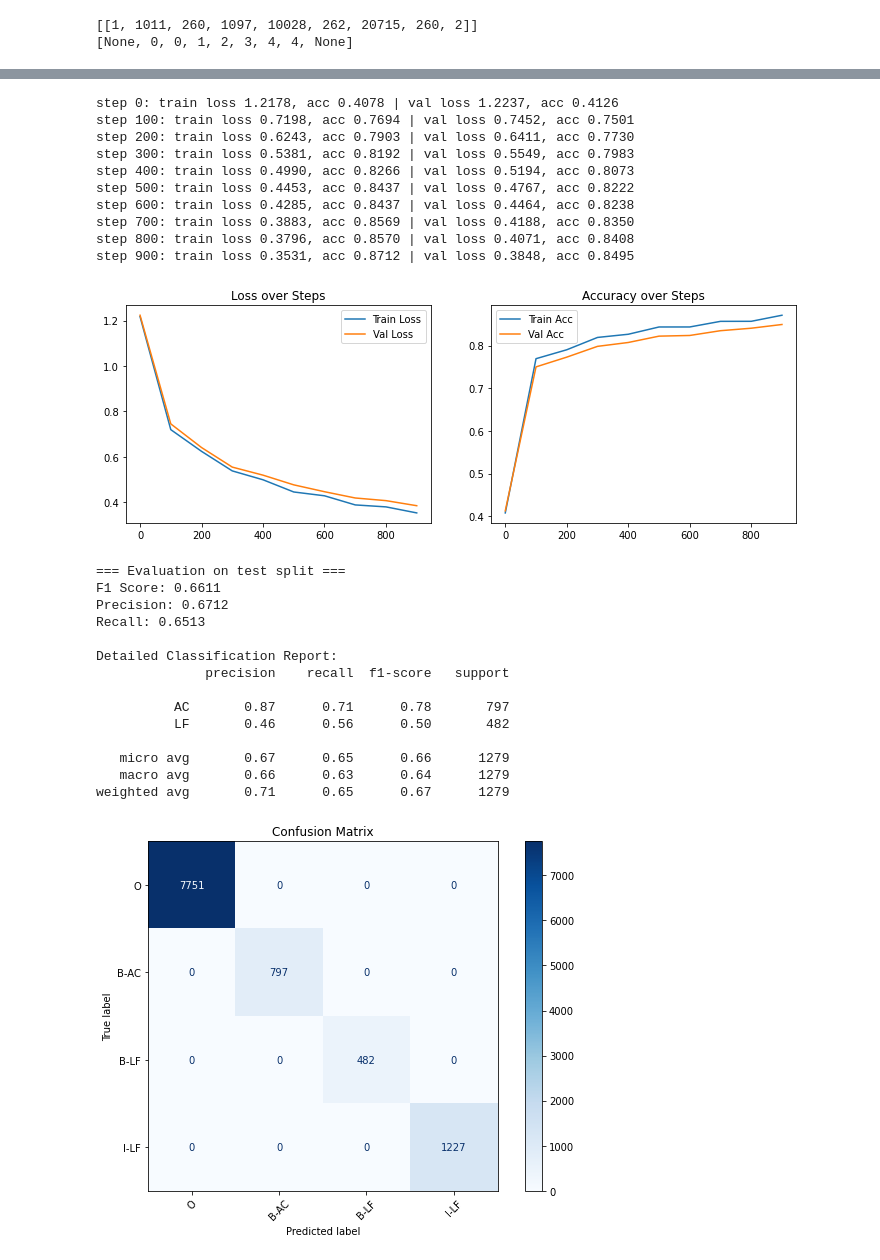
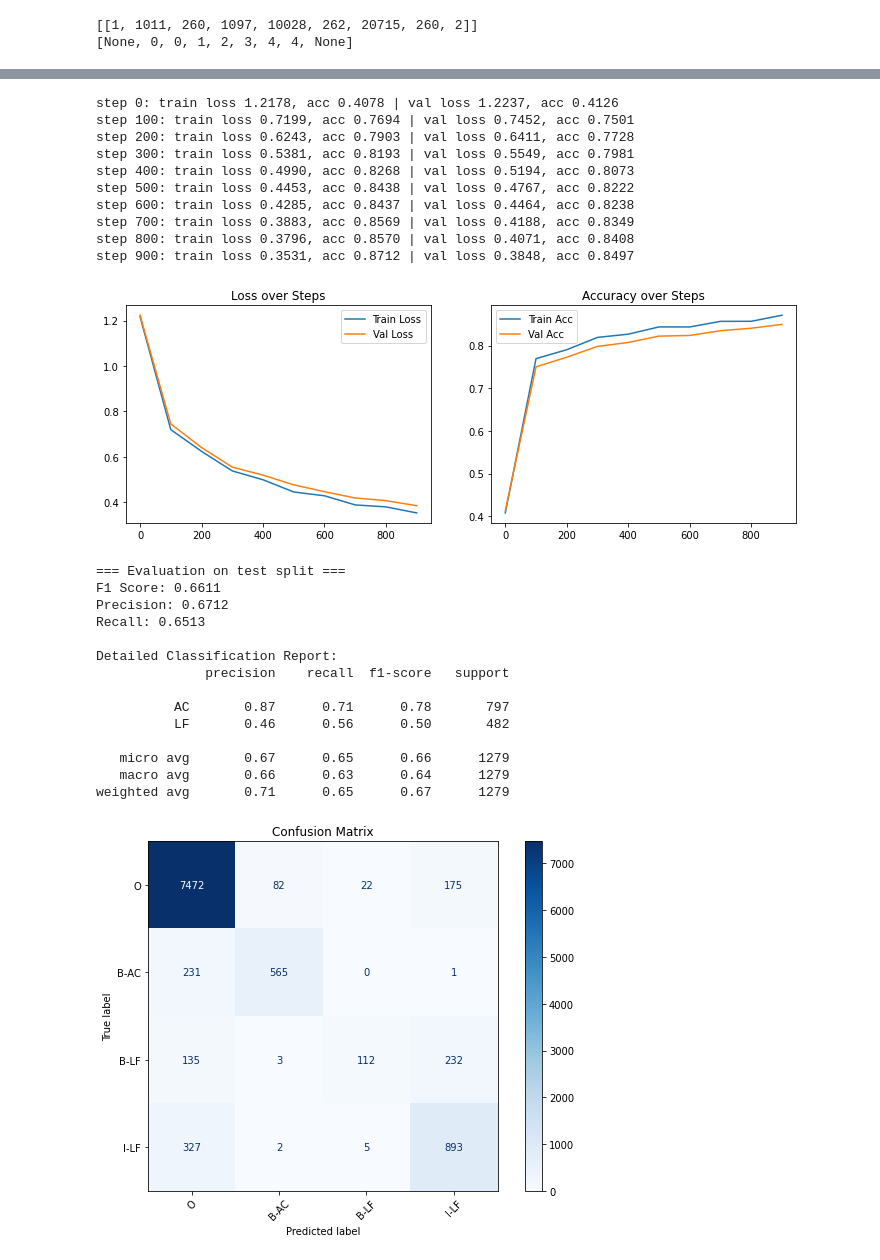
Before and after one commit to DonRL10/NLP-project, a Jupyter notebook: nlp_project(DaBertA).ipynb, the cells around one changed output, grey strips where cells are left out. Drawn from its saved outputs; the diff is of its cells as text; code cells hidden in the pictures.

```diff
--- a/nlp_project(DaBertA).ipynb
+++ b/nlp_project(DaBertA).ipynb
@@ -88,7 +88,7 @@ def get_batch(split = "train"):
 
 
 @torch.no_grad()
-def estimate_loss(eval_steps):
+def estimate_loss(model, eval_steps):
     out = {}
     model.eval()
 
@@ -137,7 +137,7 @@ def train_model(model, optimizer):
 
         if step % 100 == 0:
             # Validation step
-            metrics = estimate_loss(200)
+            metrics = estimate_loss(model, 200)
             print(f"step {step}: "
                   f"train loss {metrics['train']['loss']:.4f}, acc {metrics['train']['accuracy']:.4f} | "
                   f"val loss {metrics['validation']['loss']:.4f}, acc {metrics['validation']['accuracy']:.4f}")
@@ -234,7 +234,7 @@ def evaluate_model(model, split="test"):
     print(report)
 
     flat_true = [ltoi[l] for seq in all_true_labels for l in seq]
-    flat_pred = [ltoi[l] for seq in all_true_labels for l in seq]
+    flat_pred = [ltoi[l] for seq in all_pred_labels for l in seq]
 
     cm = confusion_matrix(flat_true, flat_pred, labels=list(range(len(labels))))
     fig, ax = plt.subplots(figsize=(8, 6))  # <-- Adjust size here
@@ -294,42 +294,42 @@ weighted avg       0.00      0.00      0.00      1279
 # %%
-model = AutoModelForTokenClassification.from_pretrained(
+model2 = AutoModelForTokenClassification.from_pretrained(
     model_checkpoint,
     num_labels=n_labels,
     id2label=itol,
     label2id=ltoi
 ).to(device)
-model = torch.compile(model)
+model2 = torch.compile(model2)
 
-optim = torch.optim.SGD(model.parameters(), lr = 3e-4)
-model = train_model(model, optim)
-out = evaluate_model(model)
+optim = torch.optim.SGD(model2.parameters(), lr = 3e-4)
+model2 = train_model(model2, optim)
+out = evaluate_model(model2)
 # %% [output]
 Some weights of DebertaV2ForTokenClassification were not initialized from the model checkpoint at microsoft/deberta-v3-base and are newly initialized: ['classifier.bias', 'classifier.weight']
 You should probably TRAIN this model on a down-stream task to be able to use it for predictions and inference.
 step 0: train loss 1.2178, acc 0.4078 | val loss 1.2237, acc 0.4126
-step 100: train loss 0.7198, acc 0.7694 | val loss 0.7452, acc 0.7501
-step 200: train loss 0.6243, acc 0.7903 | val loss 0.6411, acc 0.7730
-step 300: train loss 0.5381, acc 0.8192 | val loss 0.5549, acc 0.7983
-step 400: train loss 0.4990, acc 0.8266 | val loss 0.5194, acc 0.8073
-step 500: train loss 0.4453, acc 0.8437 | val loss 0.4767, acc 0.8222
+step 100: train loss 0.7199, acc 0.7694 | val loss 0.7452, acc 0.7501
+step 200: train loss 0.6243, acc 0.7903 | val loss 0.6411, acc 0.7728
+step 300: train loss 0.5381, acc 0.8193 | val loss 0.5549, acc 0.7981
+step 400: train loss 0.4990, acc 0.8268 | val loss 0.5194, acc 0.8073
+step 500: train loss 0.4453, acc 0.8438 | val loss 0.4767, acc 0.8222
 step 600: train loss 0.4285, acc 0.8437 | val loss 0.4464, acc 0.8238
-step 700: train loss 0.3883, acc 0.8569 | val loss 0.4188, acc 0.8350
+step 700: train loss 0.3883, acc 0.8569 | val loss 0.4188, acc 0.8349
 step 800: train loss 0.3796, acc 0.8570 | val loss 0.4071, acc 0.8408
-step 900: train loss 0.3531, acc 0.8712 | val loss 0.3848, acc 0.8495
+step 900: train loss 0.3531, acc 0.8712 | val loss 0.3848, acc 0.8497
 [figure]
 === Evaluation on test split ===
 F1 Score: 0.6611
 Precision: 0.6712
 Recall: 0.6513
 
 Detailed Classification Report:
               precision    recall  f1-score   support
 
           AC       0.87      0.71      0.78       797
           LF       0.46      0.56      0.50       482
 
    micro avg       0.67      0.65      0.66      1279
    macro avg       0.66      0.63      0.64      1279
 weighted avg       0.71      0.65      0.67      1279
-[figure, old version]
+[figure, new version]
 # %%
```
Also changed, not shown: parts of 3 cells of this notebook.
